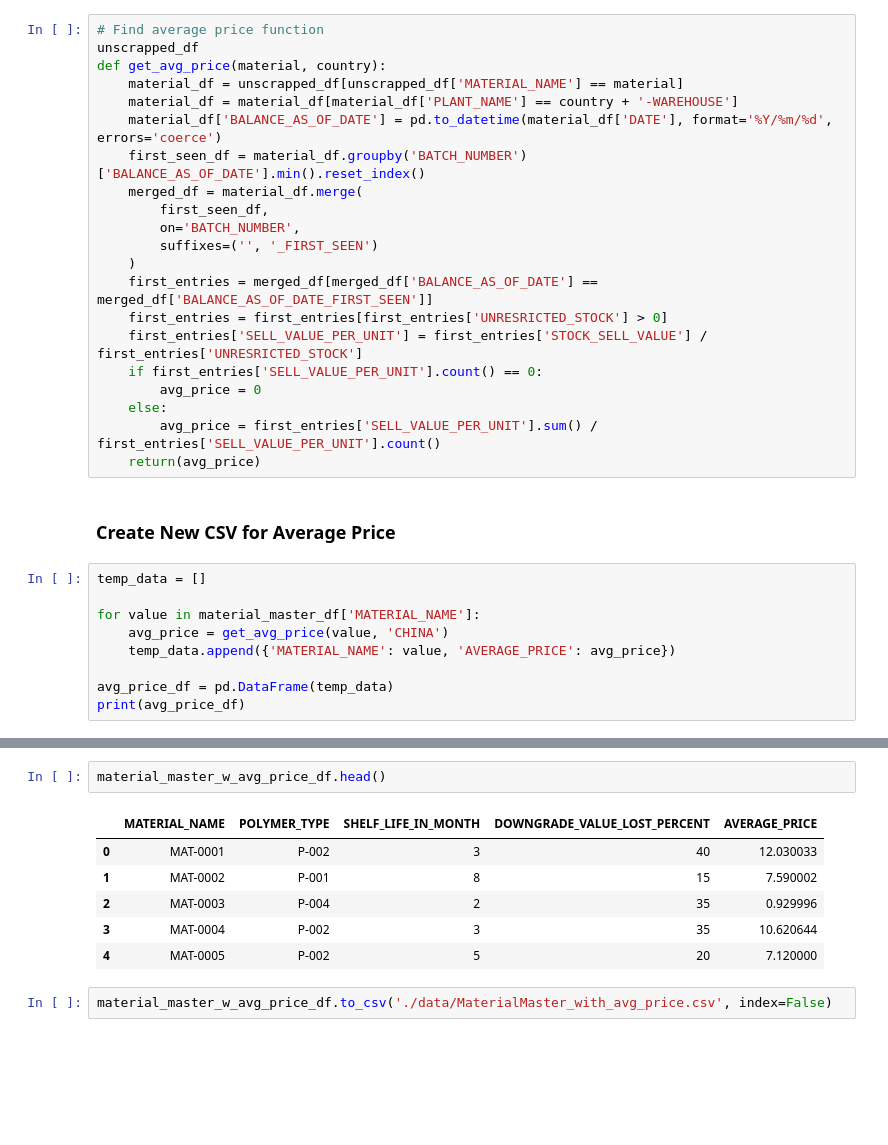
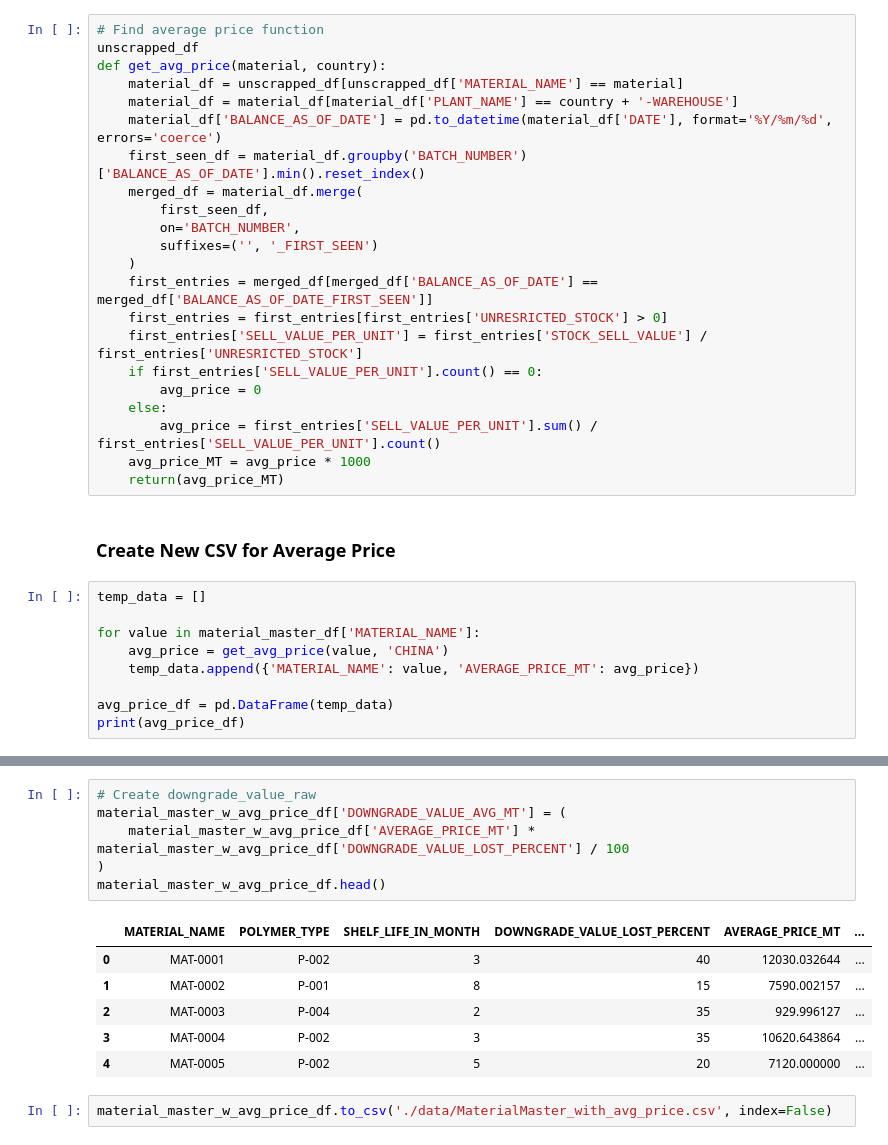
Before and after one commit to KatieMarsh/EM_Bootcathon2025, a Jupyter notebook: EDA.ipynb, the cells around one changed output, grey strips where cells are left out. Cells and saved outputs as stored; diff of their text form; blank space fills up the shorter version.

Commit message:
Created downgrade value lost raw

```diff
--- a/EDA.ipynb
+++ b/EDA.ipynb
@@ -377,7 +377,8 @@ def get_avg_price(material, country):
         avg_price = 0
     else:
         avg_price = first_entries['SELL_VALUE_PER_UNIT'].sum() / first_entries['SELL_VALUE_PER_UNIT'].count()
-    return(avg_price)
+    avg_price_MT = avg_price * 1000
+    return(avg_price_MT)
 # %% [markdown]
 ### Create New CSV for Average Price
 # %%
@@ -385,7 +386,7 @@ temp_data = []
 
 for value in material_master_df['MATERIAL_NAME']:
     avg_price = get_avg_price(value, 'CHINA')
-    temp_data.append({'MATERIAL_NAME': value, 'AVERAGE_PRICE': avg_price})
+    temp_data.append({'MATERIAL_NAME': value, 'AVERAGE_PRICE_MT': avg_price})
 
 avg_price_df = pd.DataFrame(temp_data)
 print(avg_price_df)
@@ -409,11 +418,15 @@ material_master_w_avg_price_df = material_master_df.join(avg_price_df.set_index(
-# %%
-material_master_w_avg_price_df.head()
-# %% [output]
-|  | MATERIAL_NAME | POLYMER_TYPE | SHELF_LIFE_IN_MONTH | DOWNGRADE_VALUE_LOST_PERCENT | AVERAGE_PRICE |
-| 0 | MAT-0001 | P-002 | 3 | 40 | 12.030033 |
-| 1 | MAT-0002 | P-001 | 8 | 15 | 7.590002 |
-| 2 | MAT-0003 | P-004 | 2 | 35 | 0.929996 |
-| 3 | MAT-0004 | P-002 | 3 | 35 | 10.620644 |
-| 4 | MAT-0005 | P-002 | 5 | 20 | 7.120000 |
+# %%
+# Create downgrade_value_raw
+material_master_w_avg_price_df['DOWNGRADE_VALUE_AVG_MT'] = (
+    material_master_w_avg_price_df['AVERAGE_PRICE_MT'] * material_master_w_avg_price_df['DOWNGRADE_VALUE_LOST_PERCENT'] / 100
+)
+material_master_w_avg_price_df.head()
+# %% [output]
+|  | MATERIAL_NAME | POLYMER_TYPE | SHELF_LIFE_IN_MONTH | DOWNGRADE_VALUE_LOST_PERCENT | AVERAGE_PRICE_MT | ... |
+| 0 | MAT-0001 | P-002 | 3 | 40 | 12030.032644 | ... |
+| 1 | MAT-0002 | P-001 | 8 | 15 | 7590.002157 | ... |
+| 2 | MAT-0003 | P-004 | 2 | 35 | 929.996127 | ... |
+| 3 | MAT-0004 | P-002 | 3 | 35 | 10620.643864 | ... |
+| 4 | MAT-0005 | P-002 | 5 | 20 | 7120.000000 | ... |
 # %%
 material_master_w_avg_price_df.to_csv('./data/MaterialMaster_with_avg_price.csv', index=False)
```
Also changed, not shown: parts of 2 cells of this notebook, 2 other files.
